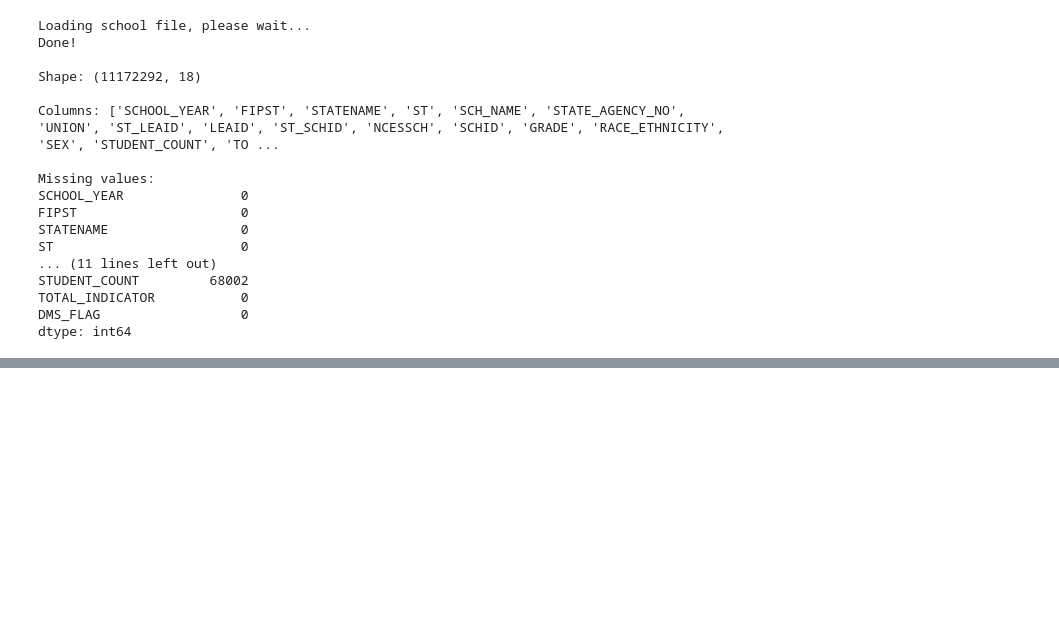
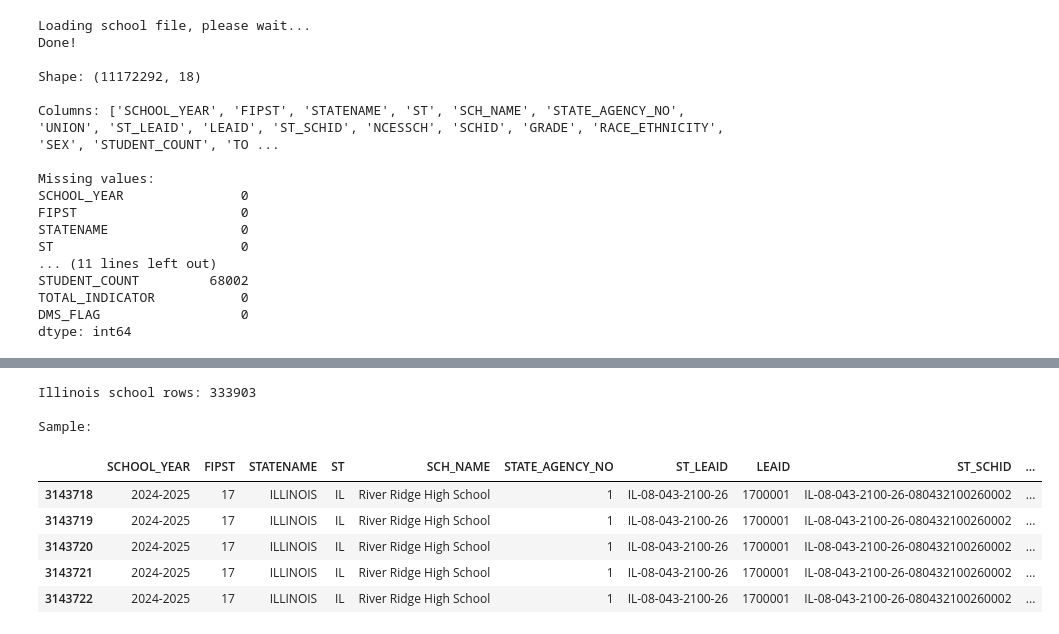
Before and after one commit to saahil-s/student-performance-dashboard, a Jupyter notebook: scripts/etl_cleaning.ipynb, the cells around one changed output, grey strips where cells are left out. Drawn from its saved outputs; the diff is of its cells as text; code cells hidden in the pictures; blank space fills up the shorter version.

Commit message:
filtered to IL school data and cleaned

```diff
--- a/scripts/etl_cleaning.ipynb
+++ b/scripts/etl_cleaning.ipynb
@@ -267,0 +279,33 @@ dtype: int64
+# %%
+# Cell 12 - Filter school data to Illinois and clean
+df_school_illinois = df_school[
+    (df_school['STATENAME'] == 'ILLINOIS') &
+    (df_school['TOTAL_INDICATOR'] == 'Category Set A - By Race/Ethnicity; Sex; Grade')
+].copy()
+
+# Drop rows where student count is missing
+df_school_illinois = df_school_illinois.dropna(subset=['STUDENT_COUNT'])
+
+# Drop catch-all category rows
+df_school_illinois = df_school_illinois[~df_school_illinois['GRADE'].isin(['No Category Codes', 'Not Specified'])]
+df_school_illinois = df_school_illinois[~df_school_illinois['RACE_ETHNICITY'].isin(['No Category Codes', 'Not Specified'])]
+
+# Drop UNION column (98% empty, not useful)
+df_school_illinois = df_school_illinois.drop(columns=['UNION'])
+
+# Convert student count to integer
+df_school_illinois['STUDENT_COUNT'] = df_school_illinois['STUDENT_COUNT'].astype(int)
+
+print("Illinois school rows:", len(df_school_illinois))
+print("\nSample:")
+df_school_illinois.head()
+# %% [output]
+Illinois school rows: 333903
+
+Sample:
+|  | SCHOOL_YEAR | FIPST | STATENAME | ST | SCH_NAME | STATE_AGENCY_NO | ST_LEAID | LEAID | ST_SCHID | ... |
+| 3143718 | 2024-2025 | 17 | ILLINOIS | IL | River Ridge High School | 1 | IL-08-043-2100-26 | 1700001 | IL-08-043-2100-26-080432100260002 | ... |
+| 3143719 | 2024-2025 | 17 | ILLINOIS | IL | River Ridge High School | 1 | IL-08-043-2100-26 | 1700001 | IL-08-043-2100-26-080432100260002 | ... |
+| 3143720 | 2024-2025 | 17 | ILLINOIS | IL | River Ridge High School | 1 | IL-08-043-2100-26 | 1700001 | IL-08-043-2100-26-080432100260002 | ... |
+| 3143721 | 2024-2025 | 17 | ILLINOIS | IL | River Ridge High School | 1 | IL-08-043-2100-26 | 1700001 | IL-08-043-2100-26-080432100260002 | ... |
+| 3143722 | 2024-2025 | 17 | ILLINOIS | IL | River Ridge High School | 1 | IL-08-043-2100-26 | 1700001 | IL-08-043-2100-26-080432100260002 | ... |
```
Also changed, not shown: parts of 1 cell of this notebook.
